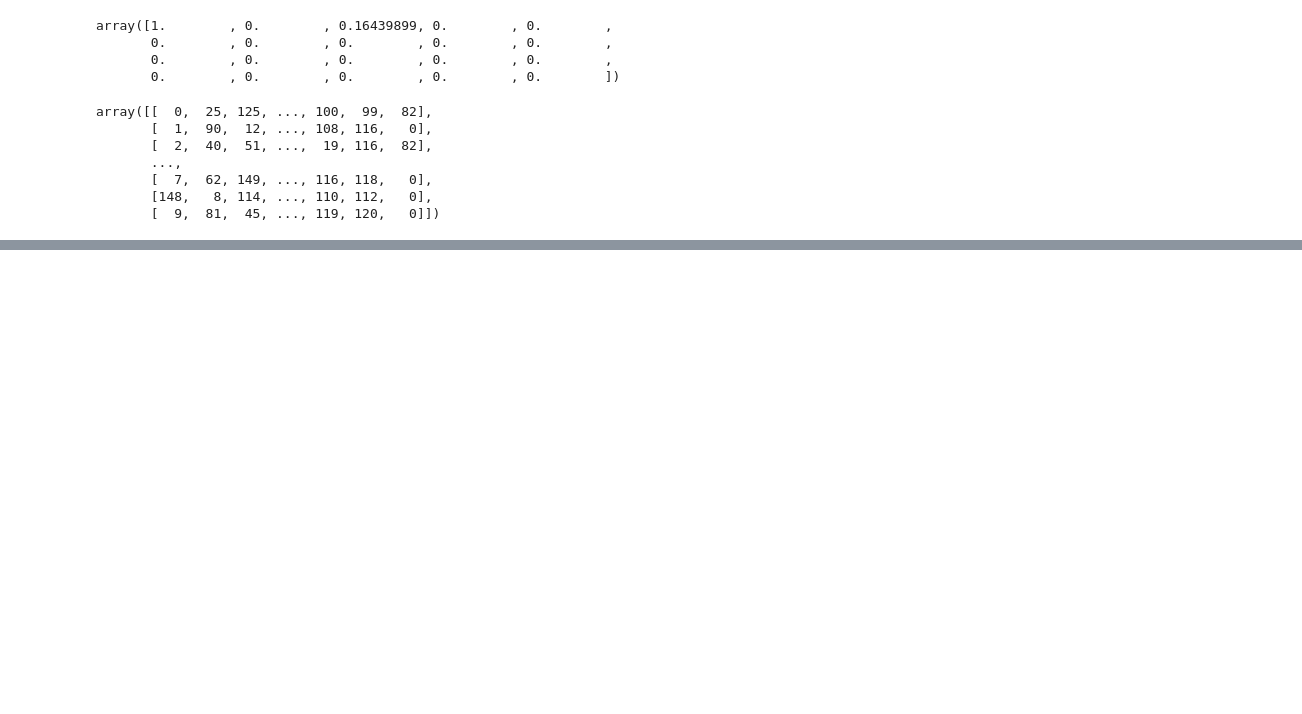
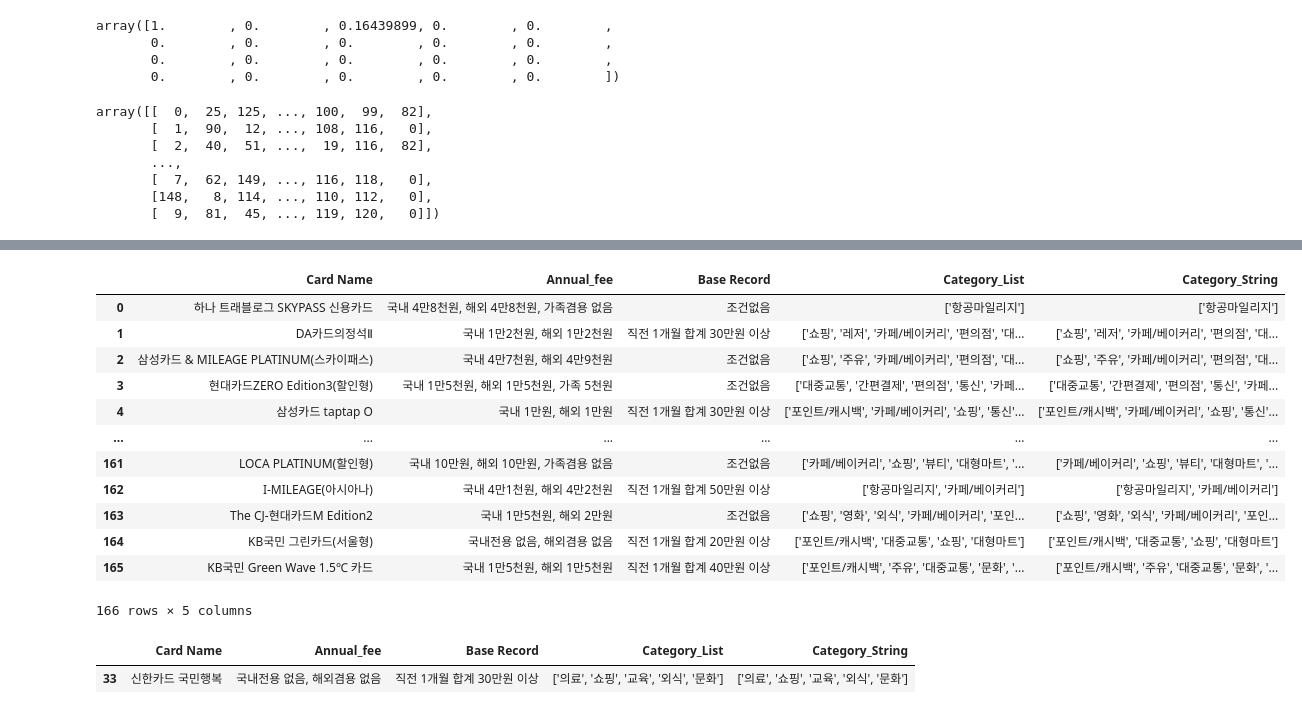
Before and after one commit to zefo38/llm-copywriting, a Jupyter notebook: 07. 콘텐츠 기반 .ipynb, the cells around one changed output, grey strips where cells are left out. Drawn from its saved outputs; the diff is of its cells as text; code cells hidden in the pictures; blank space fills up the shorter version.

```diff
--- a/07. 콘텐츠 기반 .ipynb
+++ b/07. 콘텐츠 기반 .ipynb
@@ -105,0 +144,21 @@ similar_card_df
+# %%
+card.drop_duplicates('Card Name')
+# %% [output]
+|  | Card Name | Annual_fee | Base Record | Category_List | Category_String |
+| 0 | 하나 트래블로그 SKYPASS 신용카드 | 국내 4만8천원, 해외 4만8천원, 가족겸용 없음 | 조건없음 | ['항공마일리지'] | ['항공마일리지'] |
+| 1 | DA카드의정석Ⅱ | 국내 1만2천원, 해외 1만2천원 | 직전 1개월 합계 30만원 이상 | ['쇼핑', '레저', '카페/베이커리', '편의점', '대... | ['쇼핑', '레저', '카페/베이커리', '편의점', '대... |
+| 2 | 삼성카드 & MILEAGE PLATINUM(스카이패스) | 국내 4만7천원, 해외 4만9천원 | 조건없음 | ['쇼핑', '주유', '카페/베이커리', '편의점', '대... | ['쇼핑', '주유', '카페/베이커리', '편의점', '대... |
+| 3 | 현대카드ZERO Edition3(할인형) | 국내 1만5천원, 해외 1만5천원, 가족 5천원 | 조건없음 | ['대중교통', '간편결제', '편의점', '통신', '카페... | ['대중교통', '간편결제', '편의점', '통신', '카페... |
+| 4 | 삼성카드 taptap O | 국내 1만원, 해외 1만원 | 직전 1개월 합계 30만원 이상 | ['포인트/캐시백', '카페/베이커리', '쇼핑', '통신'... | ['포인트/캐시백', '카페/베이커리', '쇼핑', '통신'... |
+| ... | ... | ... | ... | ... | ... |
+| 161 | LOCA PLATINUM(할인형) | 국내 10만원, 해외 10만원, 가족겸용 없음 | 조건없음 | ['카페/베이커리', '쇼핑', '뷰티', '대형마트', '... | ['카페/베이커리', '쇼핑', '뷰티', '대형마트', '... |
+| 162 | I-MILEAGE(아시아나) | 국내 4만1천원, 해외 4만2천원 | 직전 1개월 합계 50만원 이상 | ['항공마일리지', '카페/베이커리'] | ['항공마일리지', '카페/베이커리'] |
+| 163 | The CJ-현대카드M Edition2 | 국내 1만5천원, 해외 2만원 | 조건없음 | ['쇼핑', '영화', '외식', '카페/베이커리', '포인... | ['쇼핑', '영화', '외식', '카페/베이커리', '포인... |
+| 164 | KB국민 그린카드(서울형) | 국내전용 없음, 해외겸용 없음 | 직전 1개월 합계 20만원 이상 | ['포인트/캐시백', '대중교통', '쇼핑', '대형마트'] | ['포인트/캐시백', '대중교통', '쇼핑', '대형마트'] |
+| 165 | KB국민 Green Wave 1.5℃ 카드 | 국내 1만5천원, 해외 1만5천원 | 직전 1개월 합계 40만원 이상 | ['포인트/캐시백', '주유', '대중교통', '문화', '... | ['포인트/캐시백', '주유', '대중교통', '문화', '... |
+166 rows × 5 columns
+# %%
+card[card['Card Name'] == '신한카드 국민행복']
+# %% [output]
+|  | Card Name | Annual_fee | Base Record | Category_List | Category_String |
+| 33 | 신한카드 국민행복 | 국내전용 없음, 해외겸용 없음 | 직전 1개월 합계 30만원 이상 | ['의료', '쇼핑', '교육', '외식', '문화'] | ['의료', '쇼핑', '교육', '외식', '문화'] |
```
Also changed, not shown: parts of 7 cells of this notebook.
